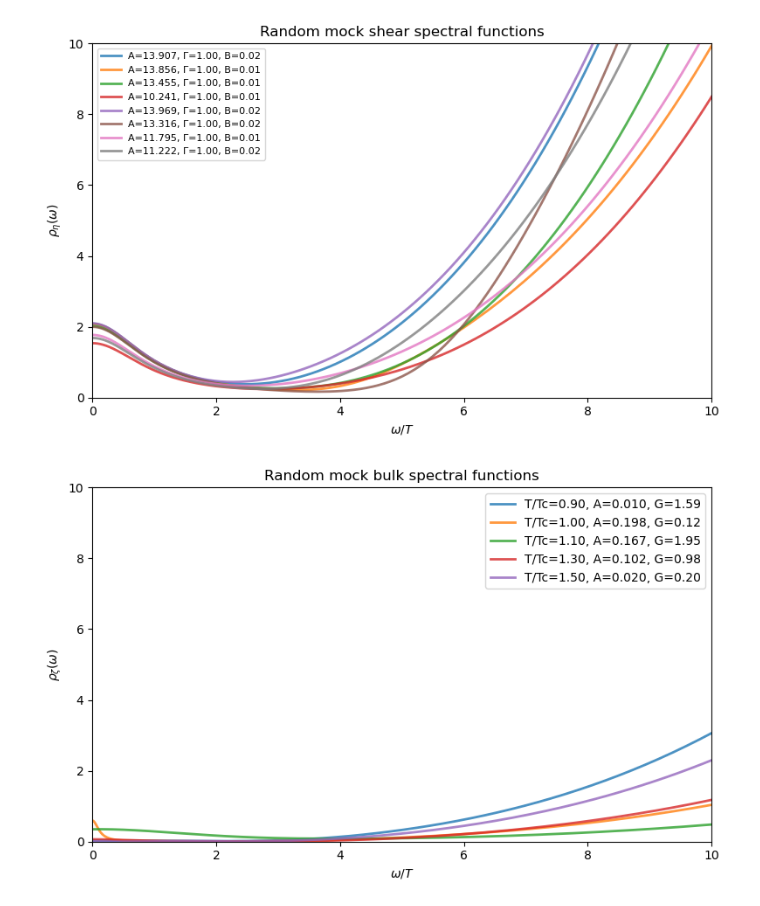
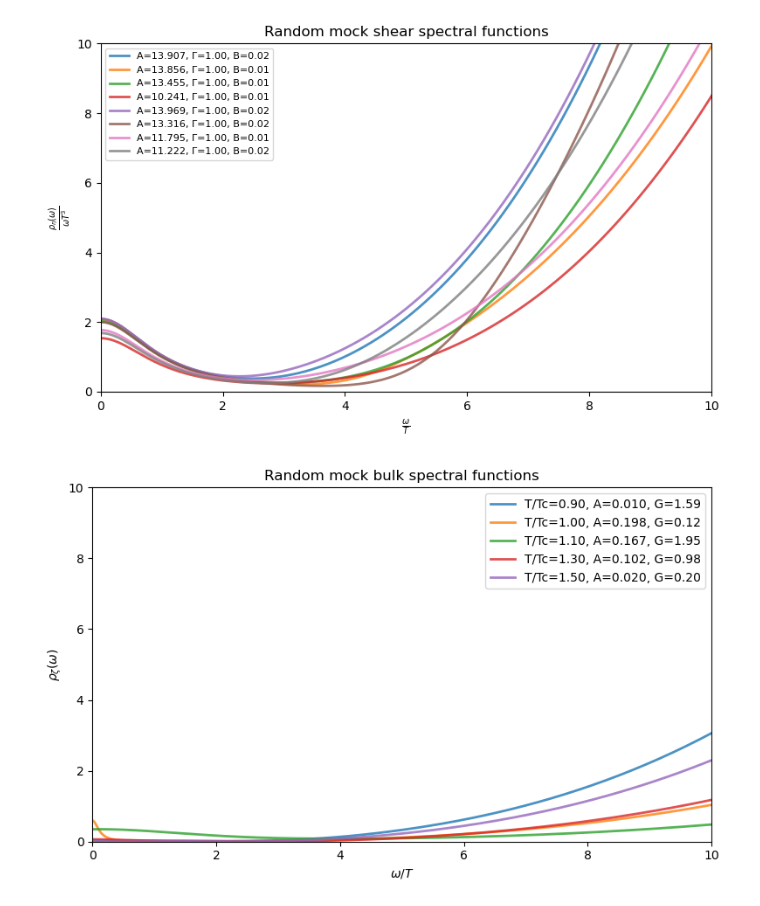
Before and after one commit to whiplaaash/Spectral_density, a Jupyter notebook: spectra.ipynb, the cells around one changed output. Drawn from its saved outputs; the diff is of its cells as text; code cells hidden in the pictures.

```diff
--- a/spectra.ipynb
+++ b/spectra.ipynb
@@ -280,8 +280,8 @@ if __name__ == "__main__":
     plt.xlim(0,10)
     plt.ylim(0,10)
 
-    plt.xlabel(r"$\omega/T$")
-    plt.ylabel(r"$\rho_\eta(\omega)$")
+    plt.xlabel(r"$\frac{\omega}{T}$")
+    plt.ylabel(r"$\frac{\rho_\eta(\omega)}{\omega T^3}$")
     plt.title("Random mock shear spectral functions")
     plt.legend(fontsize=8)
     plt.tight_layout()
@@ -290,33 +290,33 @@ if __name__ == "__main__":
     # ----- Bulk examples at different temperatures -----
     plt.figure(figsize=(8, 5))
     for T in [0.9, 1.0, 1.1, 1.3, 1.5]:
         rho, params = generate_random_bulk_spectrum(w, T=T, Tc=1.0 ,rng=rng)
         plt.plot(w/T, rho/(w * (T**3)), lw=2, alpha=0.8, label=f"T/Tc={T:.2f}, A={params.A:.3f}, G={params.Gamma:.2f}")
 
     plt.xlim(0,10)
     plt.ylim(0,10)
 
     plt.xlabel(r"$\omega/T$")
     plt.ylabel(r"$\rho_\zeta(\omega)$")
     plt.title("Random mock bulk spectral functions")
     plt.legend()
     plt.tight_layout()
     plt.show()
 
     # ----- Plot rho(omega)/omega near small omega -----
     plt.figure(figsize=(8, 5))
     for _ in range(5):
         rho, params = generate_random_shear_spectrum(w, rng=rng)
         plt.semilogx(w, rho / np.maximum(w, 1e-12), lw=2, alpha=0.8)
 
     plt.xlim(1e-4, 3)
     plt.ylim(-1, 1)
     plt.xlabel(r"$\omega/T$")
     plt.ylabel(r"$\rho_\eta(\omega)/\omega$")
     plt.title("Low-frequency shear slope diagnostic")
     plt.tight_layout()
     plt.show()
 # %% [output]
-[figure, old version]
+[figure, new version]
 [figure]
 [figure]
```
Also changed, not shown: 3 other files.
